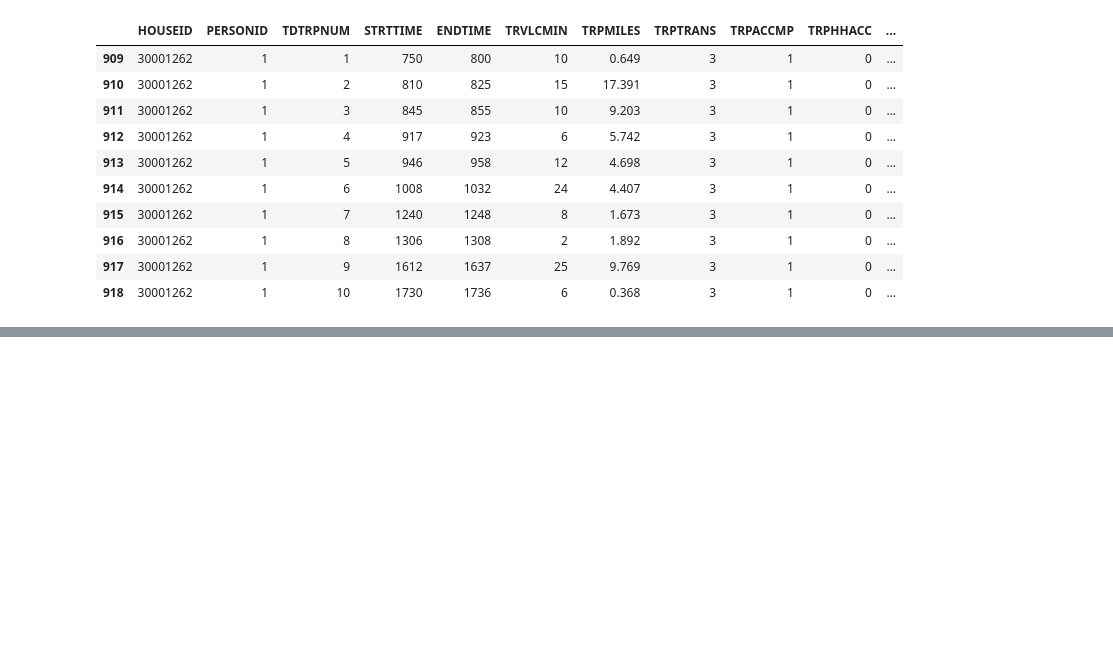
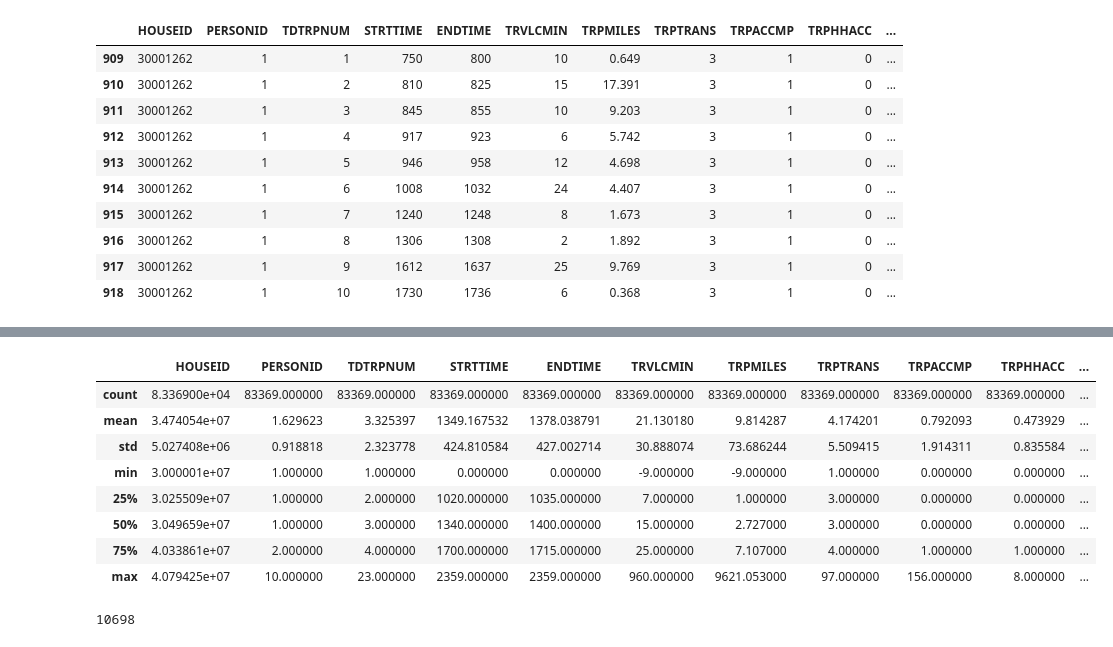
Before and after one commit to SyedFaquar/pattern_recognition, a Jupyter notebook: notebooks/initial_notebook.ipynb, the cells around one changed output, grey strips where cells are left out. Saved outputs shown, nothing was run; the diff lists cells and outputs as text; code cells hidden in the pictures; blank space fills up the shorter version.

```diff
--- a/notebooks/initial_notebook.ipynb
+++ b/notebooks/initial_notebook.ipynb
@@ -279,0 +277,17 @@ filter_state(df, 34).shape
+# %%
+urban_ny.describe()
+# %% [output]
+|  | HOUSEID | PERSONID | TDTRPNUM | STRTTIME | ENDTIME | TRVLCMIN | TRPMILES | TRPTRANS | TRPACCMP | TRPHHACC | ... |
+| count | 8.336900e+04 | 83369.000000 | 83369.000000 | 83369.000000 | 83369.000000 | 83369.000000 | 83369.000000 | 83369.000000 | 83369.000000 | 83369.000000 | ... |
+| mean | 3.474054e+07 | 1.629623 | 3.325397 | 1349.167532 | 1378.038791 | 21.130180 | 9.814287 | 4.174201 | 0.792093 | 0.473929 | ... |
+| std | 5.027408e+06 | 0.918818 | 2.323778 | 424.810584 | 427.002714 | 30.888074 | 73.686244 | 5.509415 | 1.914311 | 0.835584 | ... |
+| min | 3.000001e+07 | 1.000000 | 1.000000 | 0.000000 | 0.000000 | -9.000000 | -9.000000 | 1.000000 | 0.000000 | 0.000000 | ... |
+| 25% | 3.025509e+07 | 1.000000 | 2.000000 | 1020.000000 | 1035.000000 | 7.000000 | 1.000000 | 3.000000 | 0.000000 | 0.000000 | ... |
+| 50% | 3.049659e+07 | 1.000000 | 3.000000 | 1340.000000 | 1400.000000 | 15.000000 | 2.727000 | 3.000000 | 0.000000 | 0.000000 | ... |
+| 75% | 4.033861e+07 | 2.000000 | 4.000000 | 1700.000000 | 1715.000000 | 25.000000 | 7.107000 | 4.000000 | 1.000000 | 1.000000 | ... |
+| max | 4.079425e+07 | 10.000000 | 23.000000 | 2359.000000 | 2359.000000 | 960.000000 | 9621.053000 | 97.000000 | 156.000000 | 8.000000 | ... |
+# %%
+#unique values in household column
+urban_ny['HOUSEID'].nunique()
+# %% [output]
+10698
```
Also changed, not shown: parts of 27 cells of this notebook.
